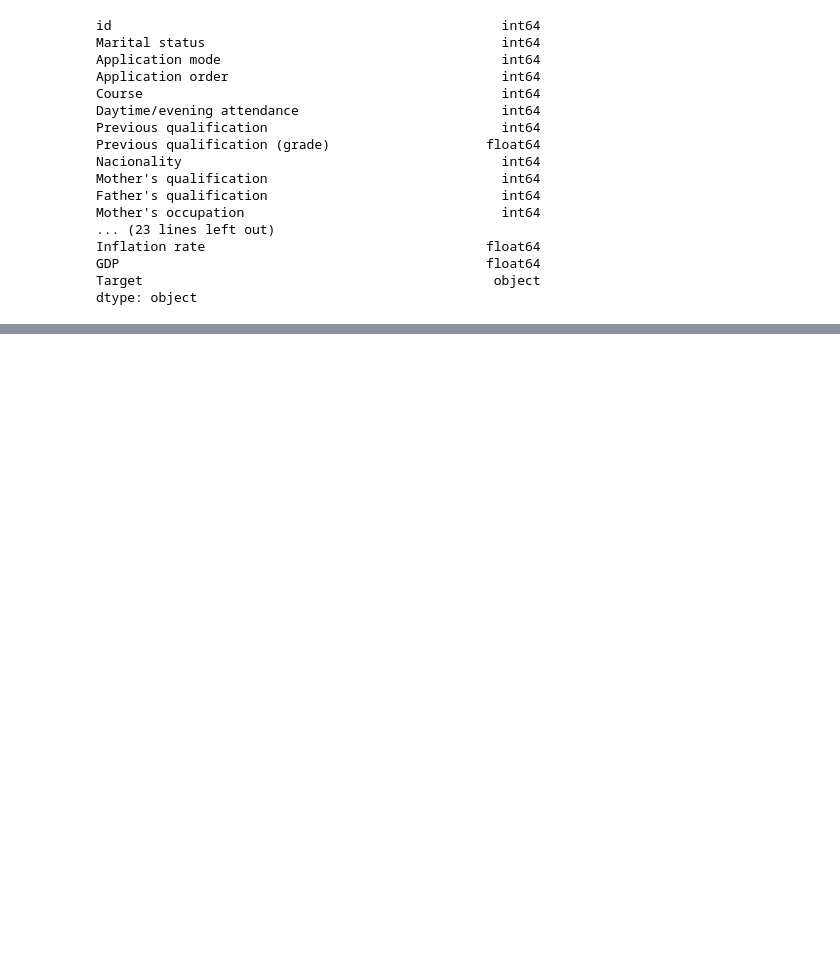
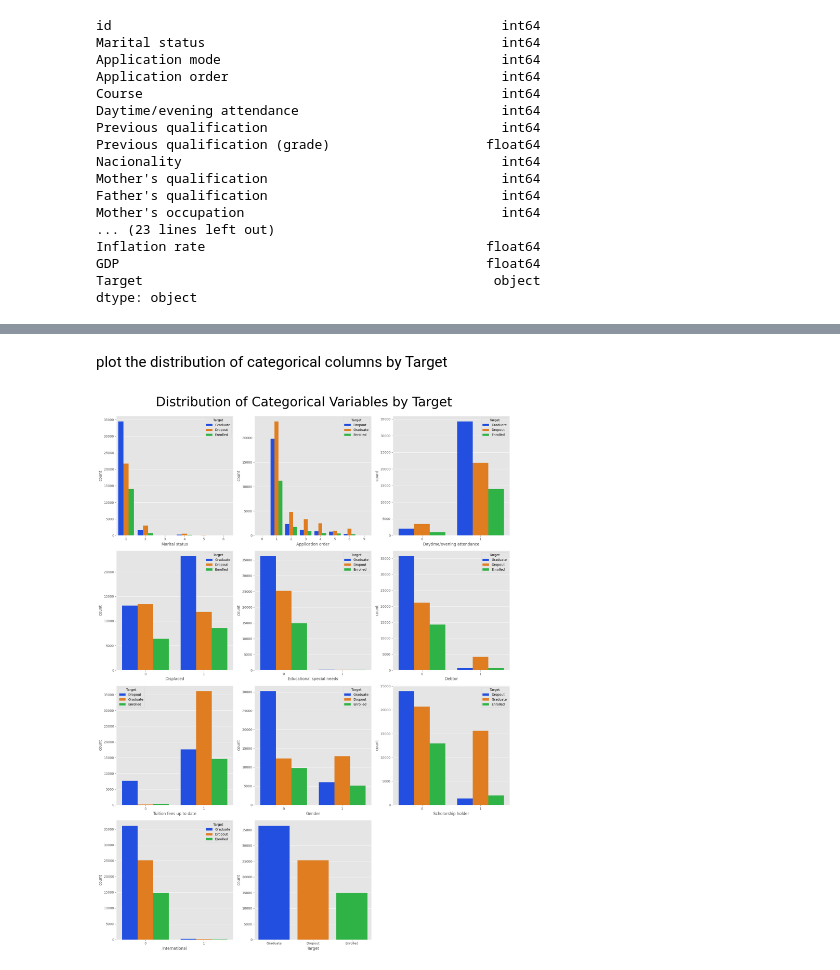
Before and after one commit to ednguyenn/kaggle_academics_classification, a Jupyter notebook: notebooks/EDA.ipynb, the cells around one changed output, grey strips where cells are left out. Cells and saved outputs as stored; diff of their text form; code cells hidden in the pictures; blank space fills up the shorter version.

```diff
--- a/notebooks/EDA.ipynb
+++ b/notebooks/EDA.ipynb
@@ -75,3 +186,22 @@ df.describe()
+# %% [markdown]
+plot the distribution of categorical columns by Target
+# %%
+plt.figure(figsize=(18, 24))
+plotnumber = 1
+
+# Loop through each column
+for col in cat_cols:
+    if plotnumber <= len(cat_cols):
+        plt.subplot(4, 3, plotnumber)
+        ax = sns.countplot(x=df[col], hue=df['Target'], palette='bright')
+
+    plotnumber += 1
+
+plt.suptitle('Distribution of Categorical Variables by Target', fontsize=40, y=1)
+plt.tight_layout()
+plt.show()
+# %% [output]
+[figure, added]
 # %%
 df[['id', 'Marital status', 'Application mode', 'Application order',
        'Course', 'Daytime/evening attendance', 'Previous qualification',
```
Also changed, not shown: parts of 28 cells of this notebook, 6 other files.
